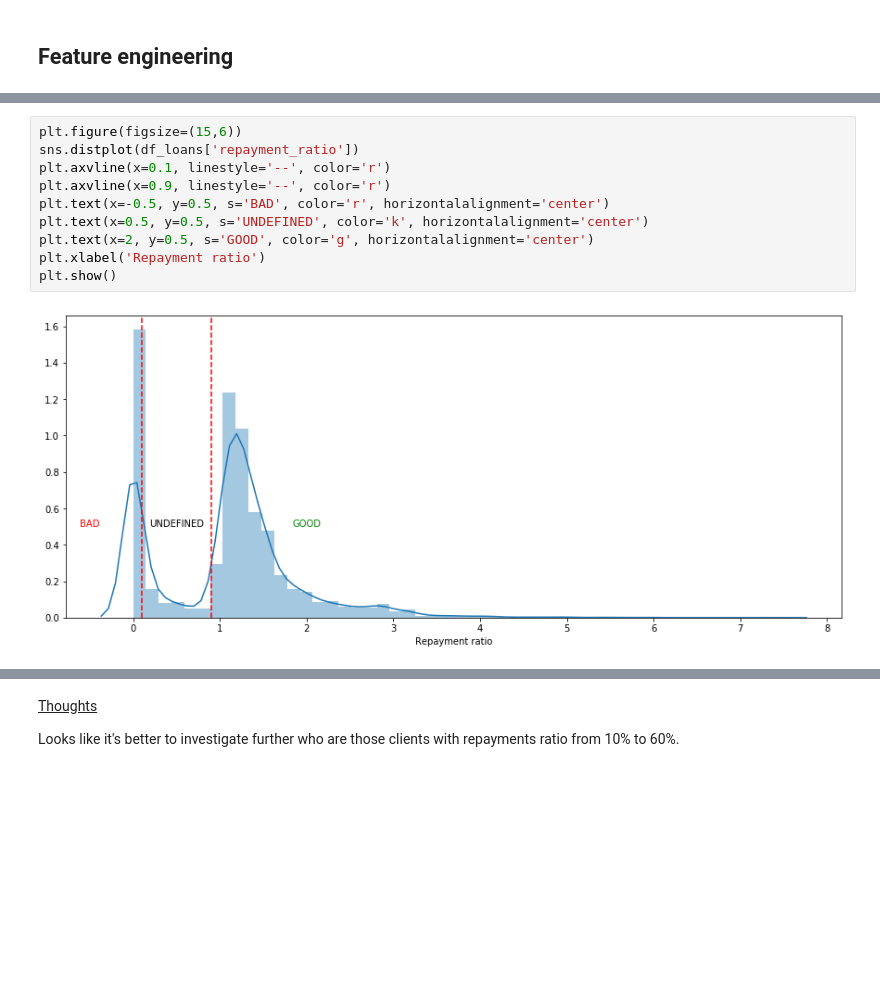
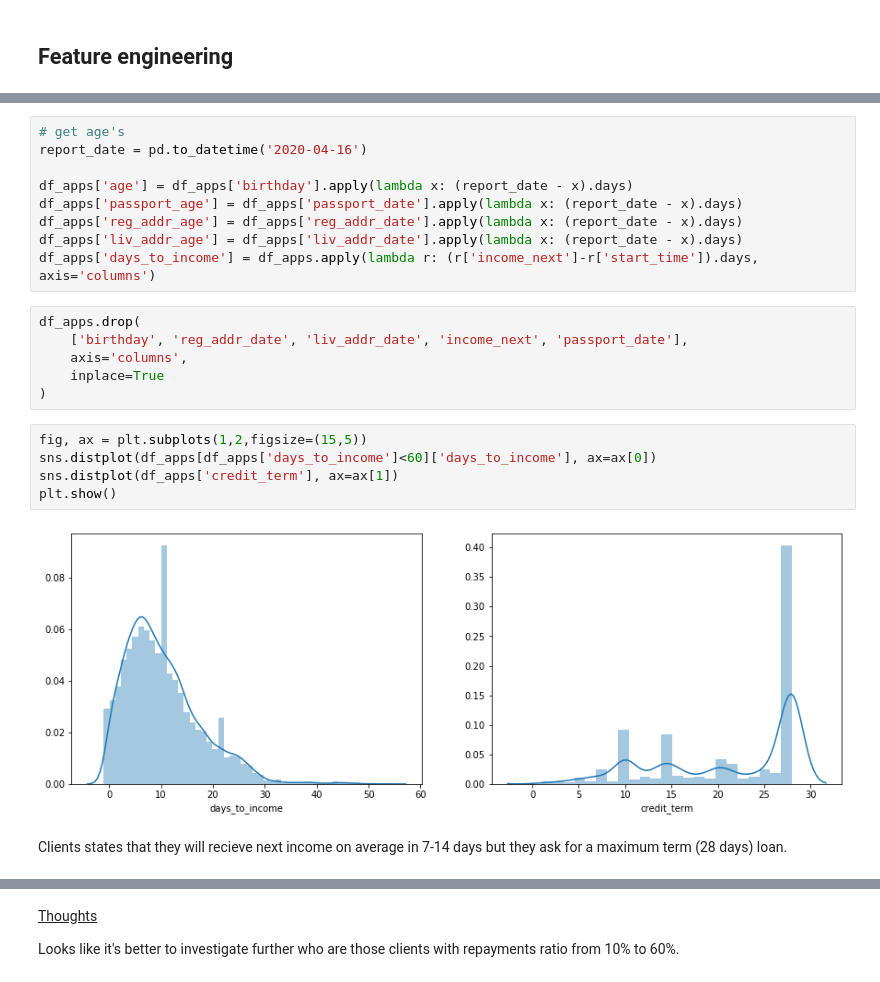
Before and after one commit to RomanShevtsiv/lending-score-model, a Jupyter notebook: notebooks/eda-apps.ipynb, the cells around one changed output, grey strips where cells are left out. Drawn from its saved outputs; the diff is of its cells as text; blank space fills up the shorter version.

```diff
--- a/notebooks/eda-apps.ipynb
+++ b/notebooks/eda-apps.ipynb
@@ -489,12 +447,24 @@ plt.show()
-# %%
-plt.figure(figsize=(15,6))
-sns.distplot(df_loans['repayment_ratio'])
-plt.axvline(x=0.1, linestyle='--', color='r')
-plt.axvline(x=0.9, linestyle='--', color='r')
-plt.text(x=-0.5, y=0.5, s='BAD', color='r', horizontalalignment='center')
-plt.text(x=0.5, y=0.5, s='UNDEFINED', color='k', horizontalalignment='center')
-plt.text(x=2, y=0.5, s='GOOD', color='g', horizontalalignment='center')
-plt.xlabel('Repayment ratio')
-plt.show()
-# %% [output]
-[figure, removed]
+# %%
+# get age's
+report_date = pd.to_datetime('2020-04-16')
+
+df_apps['age'] = df_apps['birthday'].apply(lambda x: (report_date - x).days)
+df_apps['passport_age'] = df_apps['passport_date'].apply(lambda x: (report_date - x).days)
+df_apps['reg_addr_age'] = df_apps['reg_addr_date'].apply(lambda x: (report_date - x).days)
+df_apps['liv_addr_age'] = df_apps['liv_addr_date'].apply(lambda x: (report_date - x).days)
+df_apps['days_to_income'] = df_apps.apply(lambda r: (r['income_next']-r['start_time']).days, axis='columns')
+# %%
+df_apps.drop(
+    ['birthday', 'reg_addr_date', 'liv_addr_date', 'income_next', 'passport_date'],
+    axis='columns',
+    inplace=True
+)
+# %%
+fig, ax = plt.subplots(1,2,figsize=(15,5))
+sns.distplot(df_apps[df_apps['days_to_income']<60]['days_to_income'], ax=ax[0])
+sns.distplot(df_apps['credit_term'], ax=ax[1])
+plt.show()
+# %% [output]
+[figure, added]
+# %% [markdown]
+Clients states that they will recieve next income on average in 7-14 days but they ask for a maximum term (28 days) loan.
```
Also changed, not shown: parts of 32 cells of this notebook, 7 other files.
